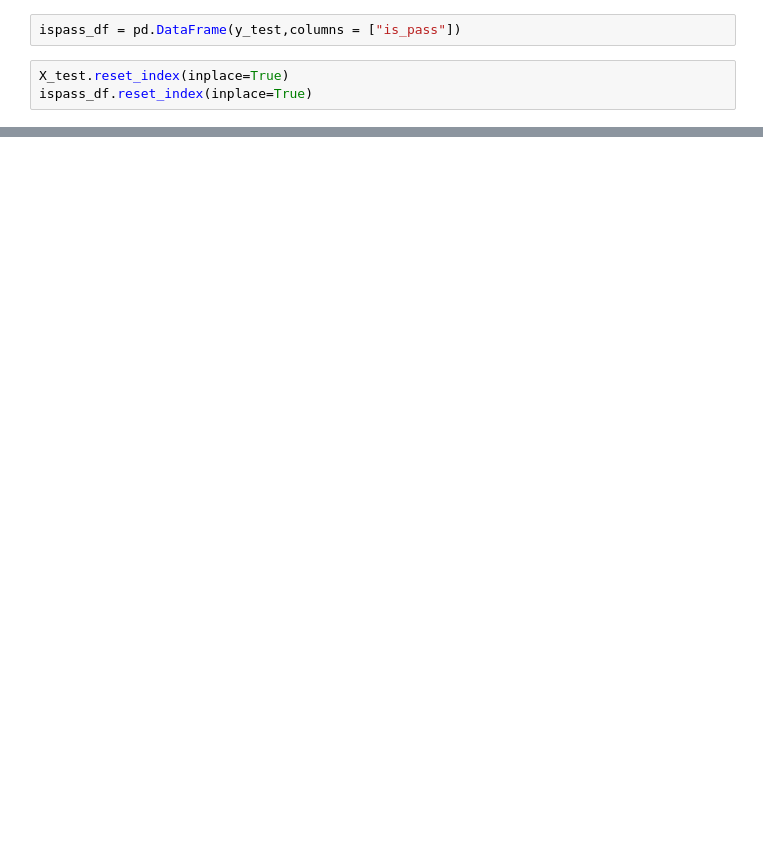
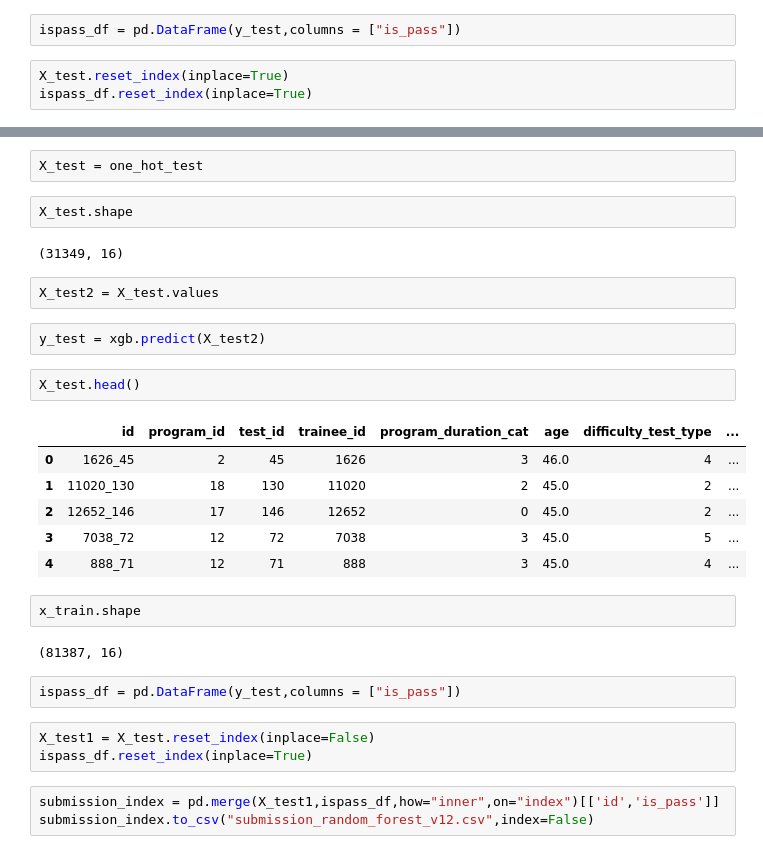
Before and after one commit to bsuryachandra/machine-learning-starter, a Jupyter notebook: Machine_Learning_starter_program.ipynb, the cells around one changed output, grey strips where cells are left out. Drawn from its saved outputs; the diff is of its cells as text; blank space fills up the shorter version.

Commit message:
random forest classifier

```diff
--- a/Machine_Learning_starter_program.ipynb
+++ b/Machine_Learning_starter_program.ipynb
@@ -1888,0 +1964,31 @@ train_analysis.head(10)
+# %%
+X_test = one_hot_test
+# %%
+X_test.shape
+# %% [output]
+(31349, 16)
+# %%
+X_test2 = X_test.values
+# %%
+y_test = xgb.predict(X_test2)
+# %%
+X_test.head()
+# %% [output]
+|  | id | program_id | test_id | trainee_id | program_duration_cat | age | difficulty_test_type | ... |
+| 0 | 1626_45 | 2 | 45 | 1626 | 3 | 46.0 | 4 | ... |
+| 1 | 11020_130 | 18 | 130 | 11020 | 2 | 45.0 | 2 | ... |
+| 2 | 12652_146 | 17 | 146 | 12652 | 0 | 45.0 | 2 | ... |
+| 3 | 7038_72 | 12 | 72 | 7038 | 3 | 45.0 | 5 | ... |
+| 4 | 888_71 | 12 | 71 | 888 | 3 | 45.0 | 4 | ... |
+# %%
+x_train.shape
+# %% [output]
+(81387, 16)
+# %%
+ispass_df = pd.DataFrame(y_test,columns = ["is_pass"])
+# %%
+X_test1 = X_test.reset_index(inplace=False)
+ispass_df.reset_index(inplace=True)
+# %%
+submission_index = pd.merge(X_test1,ispass_df,how="inner",on="index")[['id','is_pass']]
+submission_index.to_csv("submission_random_forest_v12.csv",index=False)
```
Also changed, not shown: parts of 57 cells of this notebook.
